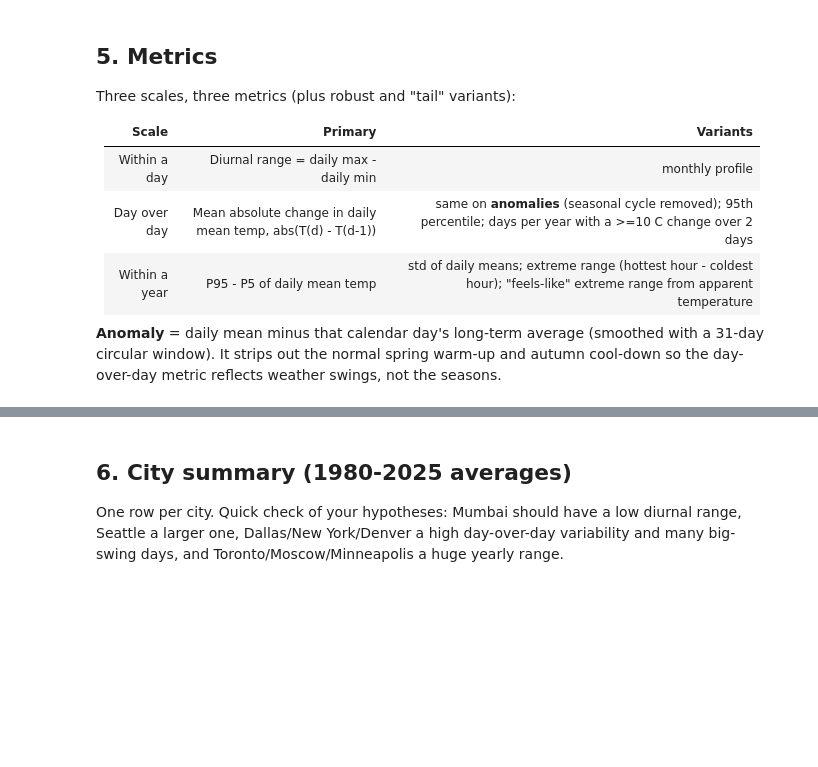
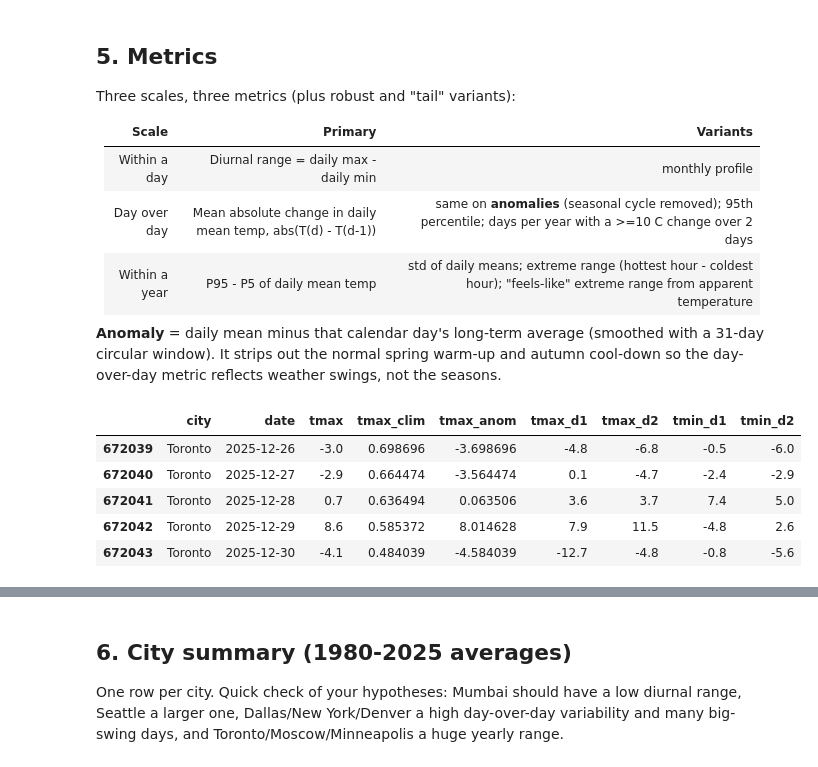
Before and after one commit to ninadparab/weather-temperature, a Jupyter notebook: weather_variability.ipynb, the cells around one changed output, grey strips where cells are left out. Saved outputs shown, nothing was run; the diff lists cells and outputs as text; code cells hidden in the pictures; blank space fills up the shorter version.

Commit message:
Add new file excluding anomaly updated sensitivity for temp change

```diff
--- a/weather_variability.ipynb
+++ b/weather_variability.ipynb
@@ -247,31 +274,51 @@ Three scales, three metrics (plus robust and "tail" variants):
 # %%
 d = daily.sort_values(["city", "date"]).reset_index(drop=True)
 
 # day-of-year with leap days folded (Feb 29 and Mar 1 share a slot; Dec 31 folded into 365)
 doy = d["date"].dt.dayofyear - ((d["date"].dt.is_leap_year) & (d["date"].dt.month > 2)).astype(int)
 d["doy"] = doy.clip(1, 365)
 
-# smoothed day-of-year climatology per city (31-day circular window)
-clim = d.groupby(["city", "doy"])["tmean"].mean().unstack("city")
-pad = 15
-ext = pd.concat([clim.iloc[-pad:], clim, clim.iloc[:pad]])
-smooth = ext.rolling(31, center=True).mean().iloc[pad:-pad]
-smooth.index = clim.index
-clim_long = smooth.stack().rename("clim").reset_index()
-d = d.merge(clim_long, on=["city", "doy"], how="left")
-d["tanom"] = d["tmean"] - d["clim"]
+SWING_VARS = ["tmax", "tmin"]   # swings are measured on daily highs and daily lows
+SWING_C = 10                    # threshold (deg C) for a "big swing within 2 days"
 
-# day-over-day and 2-day changes, only across consecutive calendar days
-g = d.groupby("city")
-gap1 = g["date"].diff().dt.days
-gap2 = g["date"].diff(2).dt.days
-d["d1_raw"] = g["tmean"].diff().where(gap1 == 1)
-d["d1_anom"] = g["tanom"].diff().where(gap1 == 1)
-d["d2_raw"] = (d["tmean"] - g["tmean"].shift(2)).where(gap2 == 2)
 
-SWING_C = 10   # threshold (deg C) for a "big swing within 2 days"
-d["abs_d1_raw"] = d["d1_raw"].abs()
-d["abs_d1_anom"] = d["d1_anom"].abs()
-d["swing48"] = (d["d2_raw"].abs() >= SWING_C).astype(int)
-d[["city", "date", "tmean", "clim", "tanom", "d1_raw", "d1_anom", "d2_raw"]].tail()
+def add_anomaly(df, var):
+    # smoothed day-of-year climatology per city (31-day circular window)
+    clim = df.groupby(["city", "doy"])[var].mean().unstack("city")
+    pad = 15
+    ext = pd.concat([clim.iloc[-pad:], clim, clim.iloc[:pad]])
+    smooth = ext.rolling(31, center=True).mean().iloc[pad:-pad]
+    smooth.index = clim.index
+    clim_long = smooth.stack().rename(f"{var}_clim").reset_index()
+    df = df.merge(clim_long, on=["city", "doy"], how="left")
+    df[f"{var}_anom"] = df[var] - df[f"{var}_clim"]
+    return df
+
+
+for v in SWING_VARS:
+    d = add_anomaly(d, v)
+
+# changes only across consecutive calendar days
+gap1 = d.groupby("city")["date"].diff().dt.days
+gap2 = d.groupby("city")["date"].diff(2).dt.days
+
+for v in SWING_VARS:
+    gv = d.groupby("city")[v]
+    d[f"{v}_d1"] = gv.diff().where(gap1 == 1)
+    d[f"{v}_d1_anom"] = d.groupby("city")[f"{v}_anom"].diff().where(gap1 == 1)
+    d[f"{v}_d2"] = (d[v] - gv.shift(2)).where(gap2 == 2)
+    d[f"abs_{v}_d1"] = d[f"{v}_d1"].abs()
+    d[f"abs_{v}_d1_anom"] = d[f"{v}_d1_anom"].abs()
+    d[f"{v}_swing48"] = (d[f"{v}_d2"].abs() >= SWING_C).astype(int)
+
+# a day counts as a big-swing day if either the high or the low moved >= SWING_C within 2 days
+d["swing48_any"] = ((d["tmax_swing48"] + d["tmin_swing48"]) > 0).astype(int)
+d[["city", "date", "tmax", "tmax_clim", "tmax_anom", "tmax_d1", "tmax_d2", "tmin_d1", "tmin_d2"]].tail()
+# %% [output]
+|  | city | date | tmax | tmax_clim | tmax_anom | tmax_d1 | tmax_d2 | tmin_d1 | tmin_d2 |
+| 672039 | Toronto | 2025-12-26 | -3.0 | 0.698696 | -3.698696 | -4.8 | -6.8 | -0.5 | -6.0 |
+| 672040 | Toronto | 2025-12-27 | -2.9 | 0.664474 | -3.564474 | 0.1 | -4.7 | -2.4 | -2.9 |
+| 672041 | Toronto | 2025-12-28 | 0.7 | 0.636494 | 0.063506 | 3.6 | 3.7 | 7.4 | 5.0 |
+| 672042 | Toronto | 2025-12-29 | 8.6 | 0.585372 | 8.014628 | 7.9 | 11.5 | -4.8 | 2.6 |
+| 672043 | Toronto | 2025-12-30 | -4.1 | 0.484039 | -4.584039 | -12.7 | -4.8 | -0.8 | -5.6 |
 # %%
```
Also changed, not shown: parts of 8 cells of this notebook, 1 other file.
